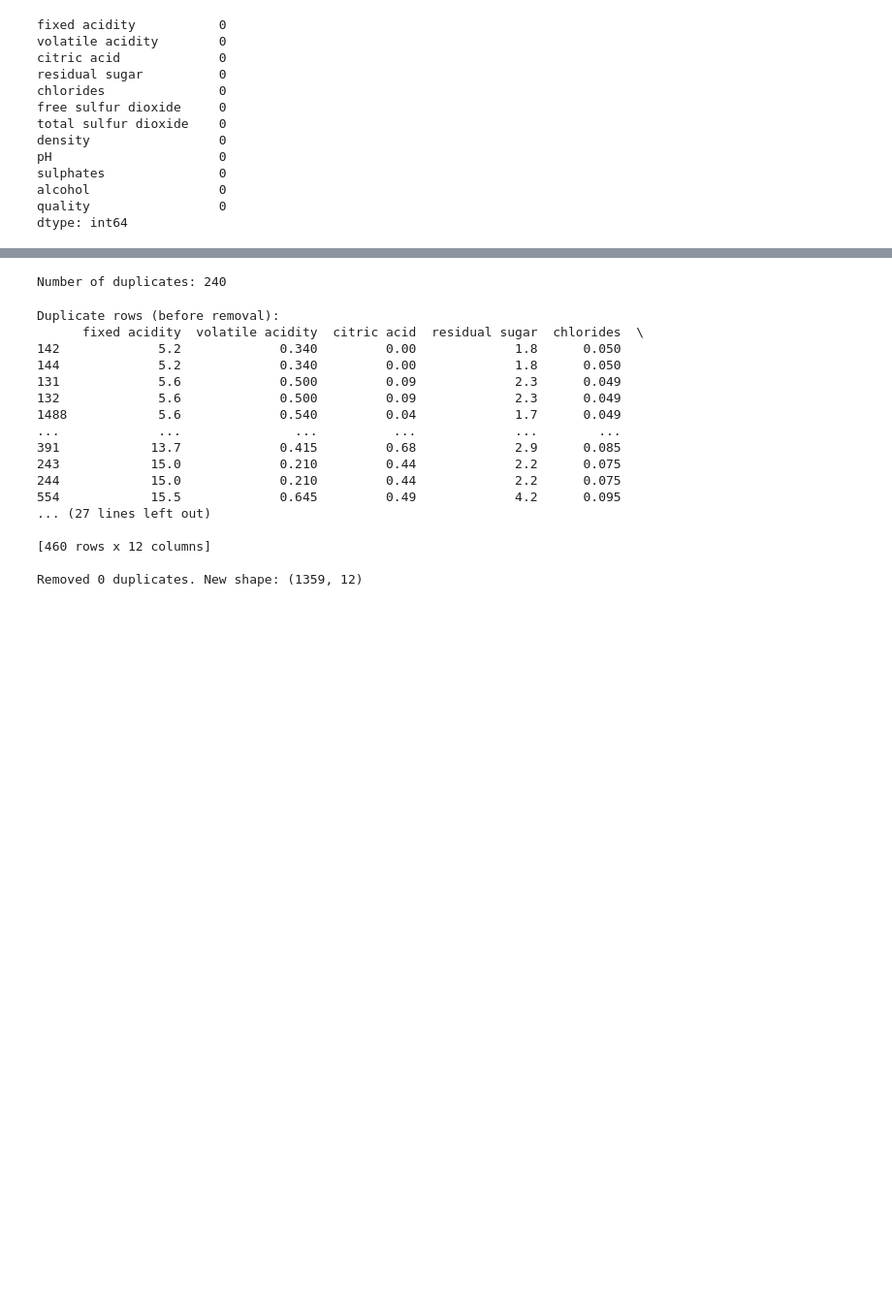
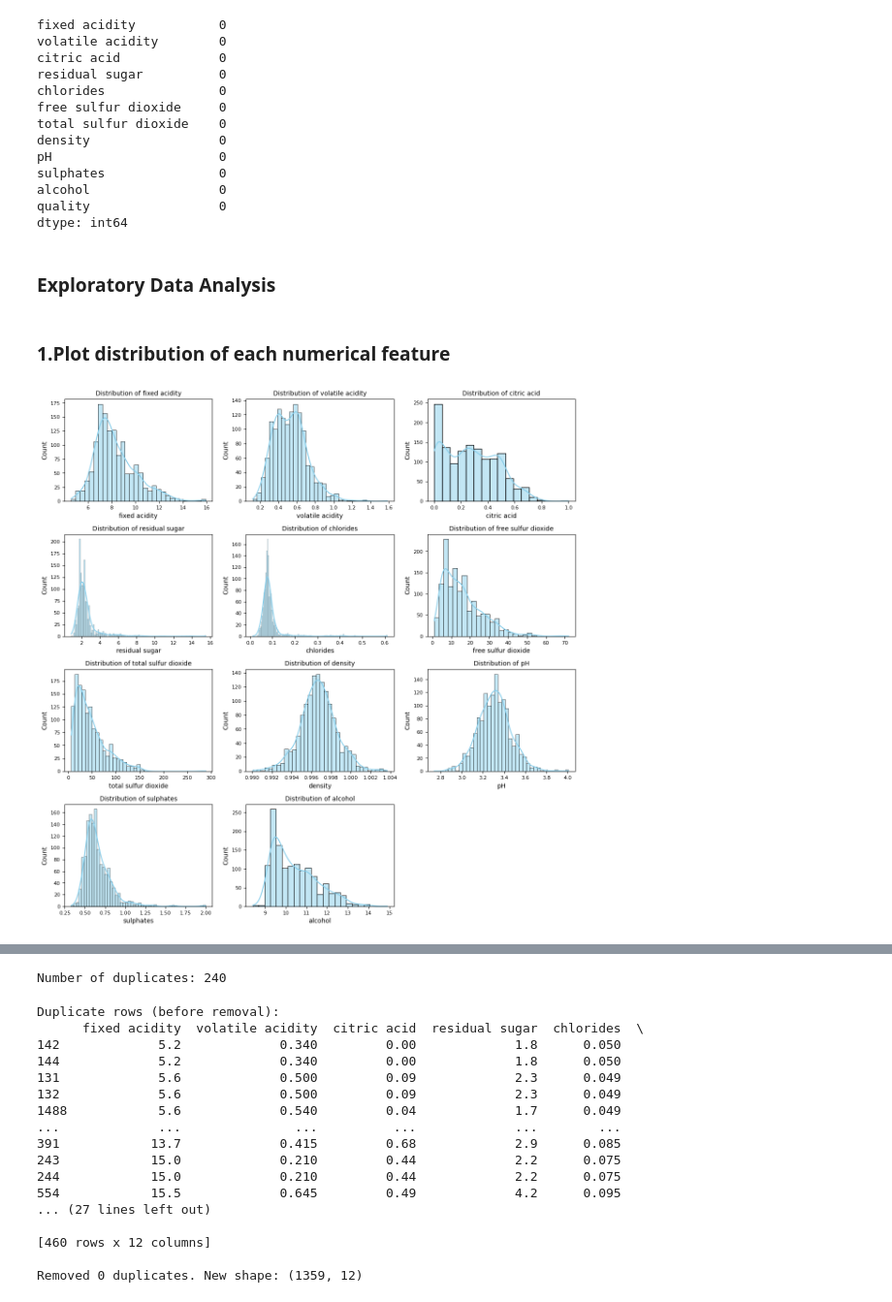
Before and after one commit to SherinDZerogithub/ML-Wine-Predicting-Model-CS1, a Jupyter notebook: wine_quality_predicting_model/notebooks/FC211038_KavindiHewawasam/svm.ipynb, the cells around one changed output, grey strips where cells are left out. Shown at 97% size. Cells and saved outputs as stored; diff of their text form; code cells hidden in the pictures; blank space fills up the shorter version.

Commit message:
Enhance preprocessing and add EDA plots

```diff
--- a/wine_quality_predicting_model/notebooks/FC211038_KavindiHewawasam/svm.ipynb
+++ b/wine_quality_predicting_model/notebooks/FC211038_KavindiHewawasam/svm.ipynb
@@ -32,3 +86,32 @@ sulphates               0
 alcohol                 0
 quality                 0
 dtype: int64
+# %% [markdown]
+### Exploratory Data Analysis
+# %% [markdown]
+### 1.Plot distribution of each numerical feature
+# %%
+# df.hist(bins=15, figsize=(15, 10))
+# plt.tight_layout()
+# plt.show()
+
+numeric_cols = df.columns[:-1]  # exclude 'quality'
+n_cols = 3
+n_rows = math.ceil(len(numeric_cols) / n_cols)
+
+fig, axes = plt.subplots(n_rows, n_cols, figsize=(12, 3 * n_rows))
+axes = axes.flatten()
+
+for i, col in enumerate(numeric_cols):
+    sns.histplot(df[col], kde=True, color='skyblue', ax=axes[i])
+    axes[i].set_title(f'Distribution of {col}', fontsize=10)
+    axes[i].tick_params(labelsize=8)
+
+# Hide any unused subplots
+for j in range(i + 1, len(axes)):
+    fig.delaxes(axes[j])
+
+plt.tight_layout(pad=1)
+plt.show()
+# %% [output]
+[figure, added]
```
Also changed, not shown: parts of 21 cells of this notebook.
